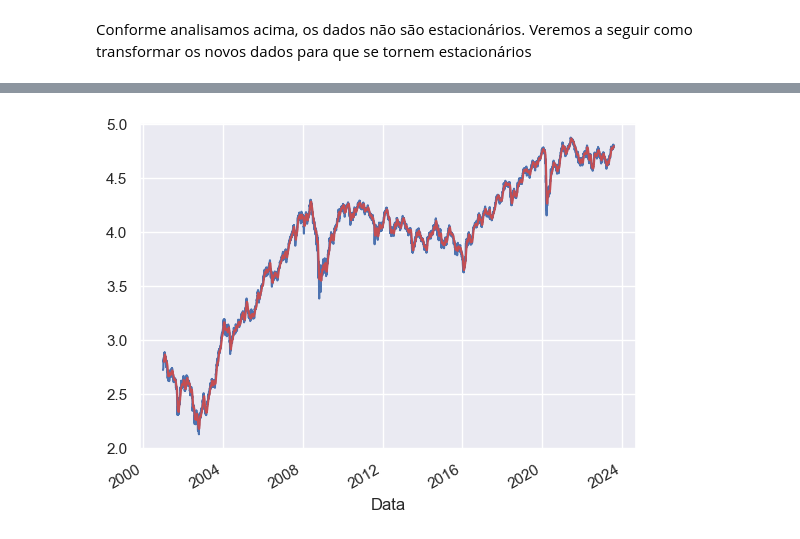
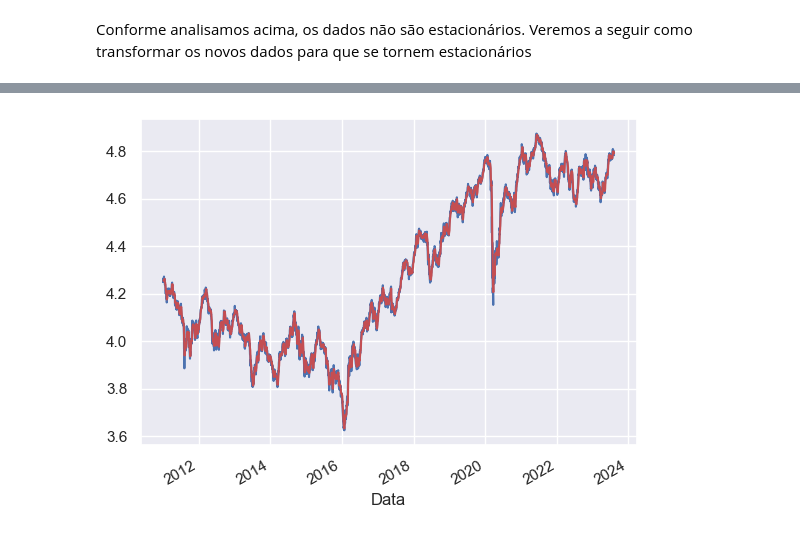
Before and after one commit to almeida25/time_series_ibovespa, a Jupyter notebook: Tech Challenge - Series Temporais.ipynb, the cells around one changed output, grey strips where cells are left out. Cells and saved outputs as stored; diff of their text form; code cells hidden in the pictures.

```diff
--- a/Tech Challenge - Series Temporais.ipynb
+++ b/Tech Challenge - Series Temporais.ipynb
@@ -99,3 +99,5 @@ df['Data'] = pd.to_datetime(df['Data'], format="%d-%m-%Y")
 df = df.set_index(df['Data'])
 # %%
 df = df.drop(columns=['Data'])
+# %%
+df = df.loc[df.index.year > 2010]
@@ -131,3 +122,5 @@ df.head()
+# %%
+df = df.sort_index()
 # %%
 df_decomposed = df[['Último']]
 df_decomposed = df_decomposed.dropna()
@@ -182,11 +181,11 @@ plt.show()
 # %%
 df_log = np.log(df_decomposed)
-ma_log = df_log.rolling(12).mean()
+ma_log = df_log.rolling(5).mean()
 f, ax = plt.subplots()
 df_log.plot(ax=ax, legend=False)
 ma_log.plot(ax=ax, legend=False, color='r')
 plt.show()
 # %% [output]
-[figure, old version]
+[figure, new version]
 # %%
 df_s = (df_log - ma_log).dropna()
```
Also changed, not shown: parts of 29 cells of this notebook.
